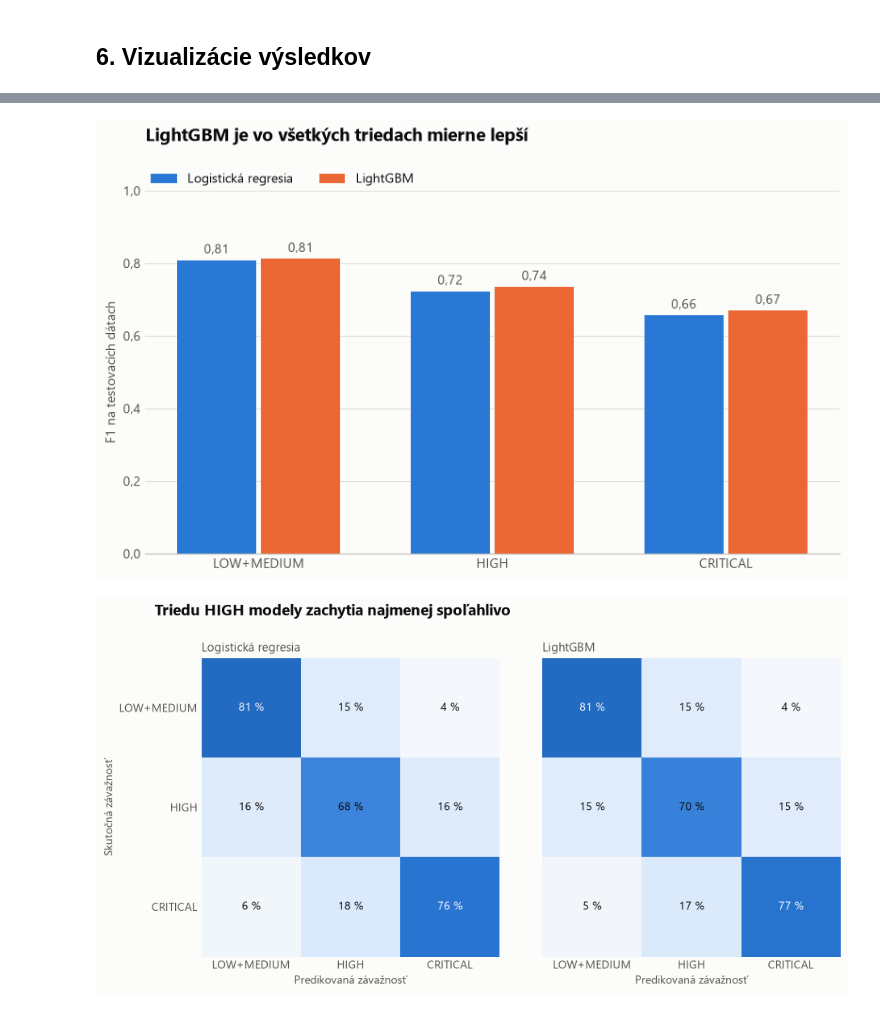
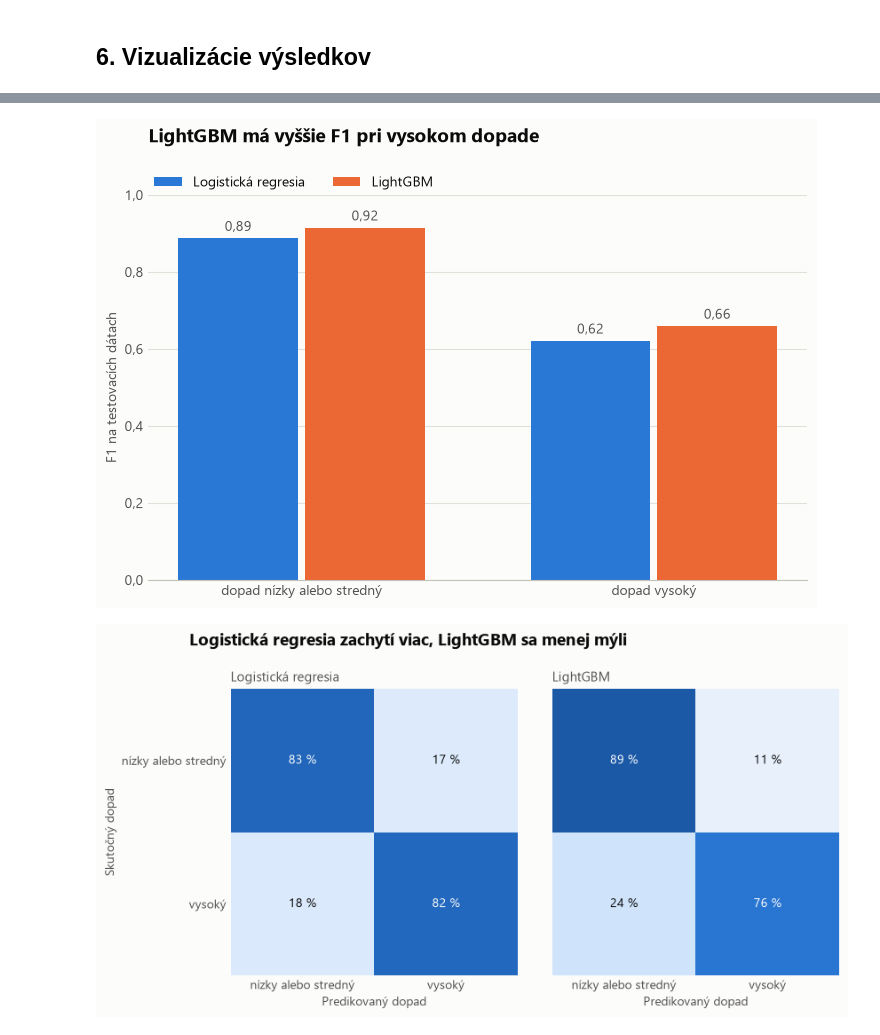
Before and after one commit to ferkopierko/predictionandprescription, a Jupyter notebook: predikcia_70_30.ipynb, the cells around one changed output, grey strips where cells are left out. Saved outputs shown, nothing was run; the diff lists cells and outputs as text; code cells hidden in the pictures.

```diff
--- a/predikcia_70_30.ipynb
+++ b/predikcia_70_30.ipynb
@@ -105,0 +65,10 @@ Testovacie záznamy s presne rovnakým popisom ako v tréningu: 1202
+# %%
+train, test = train_test_split(data, test_size=0.30, random_state=SEED, stratify=data["target"])
+fit, validation = train_test_split(train, test_size=0.20, random_state=SEED, stratify=train["target"])
+train, test = train.reset_index(drop=True), test.reset_index(drop=True)
+y_train, y_test = train["target"].to_numpy(), test["target"].to_numpy()
+
+display(pd.DataFrame({
+    "počet": [len(fit), len(validation), len(train), len(test)],
+    "vysoký %": [part["target"].mean() * 100 for part in [fit, validation, train, test]],
+}, index=["učenie", "validácia", "tréning spolu", "test"]).round(1))
@@ -298,7 +205,8 @@ Pri náhodnom rozdelení sa môže rovnaký popis objaviť v tréningu aj v test
 # %%
-unseen = ~seen_in_train
-pd.DataFrame({
-    name: evaluate(y_test[unseen], predictions[name][unseen])
-    for name in ["Logistická regresia", "LightGBM"]
-}).T.round(3)
+unseen = ~test["skupina"].isin(set(train["skupina"])).to_numpy()
+print(f"Testovacie incidenty z nového zdroja: {unseen.sum()} z {len(test)}")
+unseen_metrics = pd.DataFrame({
+    name: evaluate(y_test[unseen], predictions[name][unseen], scores[name][unseen]) for name in ["Logistická regresia", "LightGBM"]
+}).T
+display(unseen_metrics.round(3))
 # %% [output]
@@ -331,3 +240,12 @@ plt.rcParams.update({
     "savefig.facecolor": SURFACE,
 })
 FIGURES_DIR.mkdir(exist_ok=True)
+
+per_class = pd.concat({
+    name: pd.DataFrame(
+        precision_recall_fscore_support(y_test, predictions[name], labels=[0, 1], zero_division=0)[:3],
+        index=["precision", "recall", "F1"], columns=LABELS,
+    ).T
+    for name in MODEL_COLORS
+})
+display(per_class.round(3))
@@ -334,52 +258,45 @@ FIGURES_DIR.mkdir(exist_ok=True)
 # %%
-fig, ax = plt.subplots(figsize=(9.5, 5))
+fig, ax = plt.subplots(figsize=(8.5, 5))
 positions = np.arange(len(LABELS))
 width = 0.36
-
 for offset, name in zip((-width / 2, width / 2), MODEL_COLORS):
     values = per_class.loc[name, "F1"].reindex(LABELS).to_numpy()
     bars = ax.bar(positions + offset, values, width - 0.02, color=MODEL_COLORS[name], label=name)
-    ax.bar_label(bars, labels=[f"{value:.2f}".replace(".", ",") for value in values],
-                 padding=3, color=INK_SECONDARY)
+    ax.bar_label(bars, labels=[f"{value:.2f}".replace(".", ",") for value in values], padding=3, color=INK_SECONDARY)
 
 ax.spines[["top", "right", "left"]].set_visible(False)
 ax.grid(axis="y", color=GRID, linewidth=0.8)
 ax.set_axisbelow(True)
 ax.tick_params(length=0)
-ax.set_xticks(positions, LABELS)
+ax.set_xticks(positions, [f"dopad {label}" for label in LABELS])
 ax.set_ylim(0, 1)
 ax.yaxis.set_major_formatter(lambda value, _: f"{value:.1f}".replace(".", ","))
 ax.set_ylabel("F1 na testovacích dátach")
-ax.set_title('LightGBM je vo všetkých triedach mierne lepší', loc="left", fontsize=14, fontweight="bold", pad=38)
+ax.set_title("LightGBM má vyššie F1 pri vysokom dopade", loc="left", fontsize=14, fontweight="bold", pad=38)
 ax.legend(ncols=2, frameon=False, loc="lower left", bbox_to_anchor=(0, 1.0), borderaxespad=0)
-
-fig.savefig(FIGURES_DIR / "5_f1_3_triedy.png")
+fig.savefig(FIGURES_DIR / "5_f1_2_triedy.png")
 plt.show()
 # %% [output]
-[figure, old version]
+[figure, new version]
 # %%
 blues = LinearSegmentedColormap.from_list("blues", ["#fcfcfb", "#cde2fb", "#6da7ec", "#2a78d6", "#104281"])
-fig, axes = plt.subplots(1, 2, figsize=(10.5, 4.8), sharey=True, gridspec_kw={"wspace": 0.08})
-
+fig, axes = plt.subplots(1, 2, figsize=(9, 4.2), sharey=True, gridspec_kw={"wspace": 0.08})
 for ax, name in zip(axes, MODEL_COLORS):
-    matrix = confusion_matrix(y_test, predictions[name], labels=CLASS_IDS, normalize="true")
+    matrix = confusion_matrix(y_test, predictions[name], labels=[0, 1], normalize="true")
     ax.imshow(matrix, cmap=blues, vmin=0, vmax=1)
-    for row in CLASS_IDS:
-        for column in CLASS_IDS:
+    for row in range(2):
+        for column in range(2):
             value = matrix[row, column]
-            ax.text(column, row, f"{value * 100:.0f} %", ha="center", va="center",
-                    color="#ffffff" if value >= 0.75 else INK)
+            ax.text(column, row, f"{value * 100:.0f} %", ha="center", va="center", color="#ffffff" if value >= 0.6 else INK)
     ax.set_title(name, loc="left", fontsize=11, color=INK_SECONDARY)
-    ax.set_xticks(CLASS_IDS, LABELS)
-    ax.set_yticks(CLASS_IDS, LABELS)
-    ax.set_xlabel("Predikovaná závažnosť")
+    ax.set_xticks(range(2), LABELS)
+    ax.set_yticks(range(2), LABELS)
+    ax.set_xlabel("Predikovaný dopad")
     ax.tick_params(length=0)
     ax.spines[:].set_visible(False)
-
-axes[0].set_ylabel("Skutočná závažnosť")
-fig.suptitle('Triedu HIGH modely zachytia najmenej spoľahlivo', x=0.08, y=1.02, ha="left", fontsize=14, fontweight="bold")
-
-fig.savefig(FIGURES_DIR / "6_matice_zamen_3_triedy.png")
+axes[0].set_ylabel("Skutočný dopad")
+fig.suptitle("Logistická regresia zachytí viac, LightGBM sa menej mýli", x=0.08, y=1.03, ha="left", fontsize=14, fontweight="bold")
+fig.savefig(FIGURES_DIR / "6_matice_zamen_2_triedy.png")
 plt.show()
 # %% [output]
-[figure, old version]
+[figure, new version]
```
Also changed, not shown: parts of 21 cells of this notebook, 24 other files.
